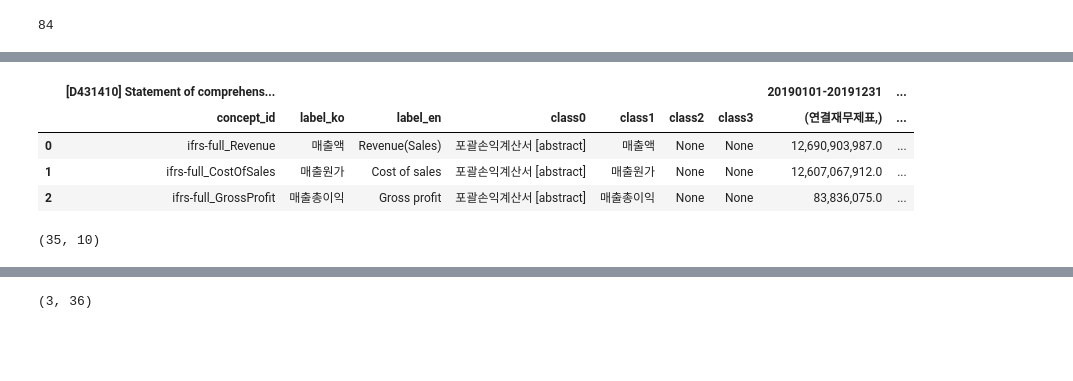
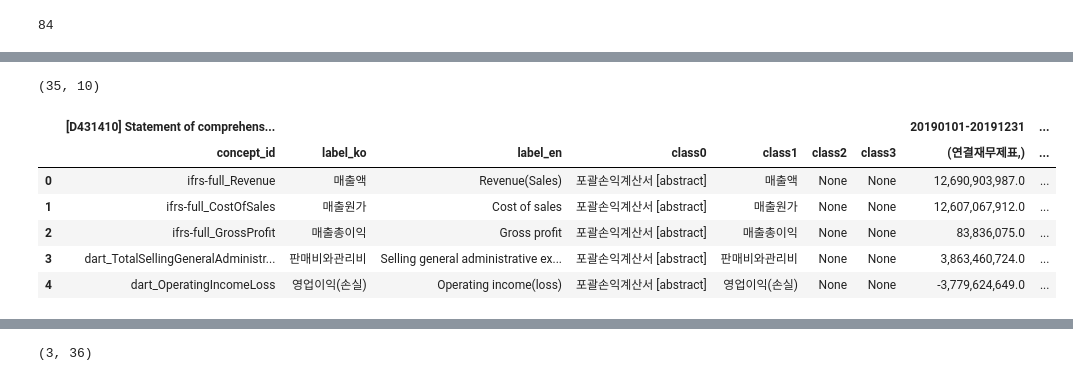
Before and after one commit to Seungki-Jeong/Analysis-of-Corporate-Bankruptcy, a Jupyter notebook: (windows)재무제표, 현금흐름표, 포괄손익계산서 예시-Copy1.ipynb, the cells around one changed output, grey strips where cells are left out. Drawn from its saved outputs; the diff is of its cells as text; code cells hidden in the pictures; blank space fills up the shorter version.

```diff
--- a/(windows)재무제표, 현금흐름표, 포괄손익계산서 예시-Copy1.ipynb
+++ b/(windows)재무제표, 현금흐름표, 포괄손익계산서 예시-Copy1.ipynb
@@ -227,17 +227,19 @@ fs = basic_info.extract_fs(bgn_de='20190101')
 df_cis = fs['cis']
 df_bs = fs['bs']
 df_cf = fs['cf']
-# %%
-df_cis.head(3)
-# %% [output]
-|  | [D431410] Statement of comprehens... |  |  |  |  |  |  | 20190101-20191231 | ... |
-|  | concept_id | label_ko | label_en | class0 | class1 | class2 | class3 | (연결재무제표,) | ... |
-| 0 | ifrs-full_Revenue | 매출액 | Revenue(Sales) | 포괄손익계산서 [abstract] | 매출액 | None | None | 12,690,903,987.0 | ... |
-| 1 | ifrs-full_CostOfSales | 매출원가 | Cost of sales | 포괄손익계산서 [abstract] | 매출원가 | None | None | 12,607,067,912.0 | ... |
-| 2 | ifrs-full_GrossProfit | 매출총이익 | Gross profit | 포괄손익계산서 [abstract] | 매출총이익 | None | None | 83,836,075.0 | ... |
 # %%
 df_cis.to_csv('data/포괄손익계산서.csv', index = False)
 # %%
 df_cis.shape
 # %% [output]
 (35, 10)
+# %%
+df_cis.head(5)
+# %% [output]
+|  | [D431410] Statement of comprehens... |  |  |  |  |  |  | 20190101-20191231 | ... |
+|  | concept_id | label_ko | label_en | class0 | class1 | class2 | class3 | (연결재무제표,) | ... |
+| 0 | ifrs-full_Revenue | 매출액 | Revenue(Sales) | 포괄손익계산서 [abstract] | 매출액 | None | None | 12,690,903,987.0 | ... |
+| 1 | ifrs-full_CostOfSales | 매출원가 | Cost of sales | 포괄손익계산서 [abstract] | 매출원가 | None | None | 12,607,067,912.0 | ... |
+| 2 | ifrs-full_GrossProfit | 매출총이익 | Gross profit | 포괄손익계산서 [abstract] | 매출총이익 | None | None | 83,836,075.0 | ... |
+| 3 | dart_TotalSellingGeneralAdministr... | 판매비와관리비 | Selling general administrative ex... | 포괄손익계산서 [abstract] | 판매비와관리비 | None | None | 3,863,460,724.0 | ... |
+| 4 | dart_OperatingIncomeLoss | 영업이익(손실) | Operating income(loss) | 포괄손익계산서 [abstract] | 영업이익(손실) | None | None | -3,779,624,649.0 | ... |
```
Also changed, not shown: parts of 14 cells of this notebook, 4 other files.
